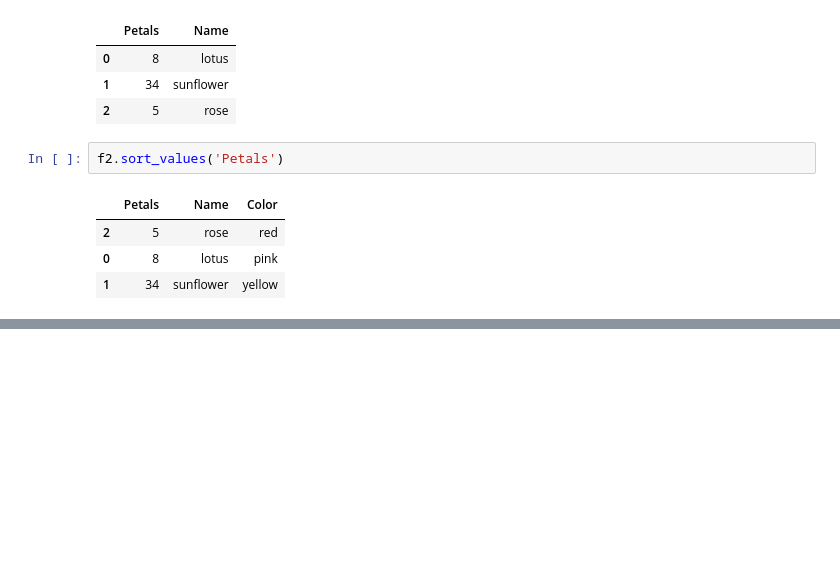
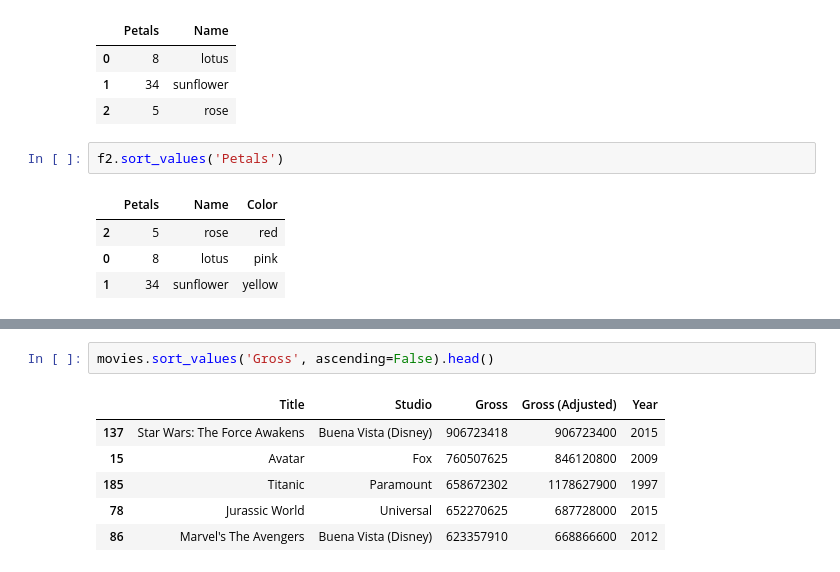
Before and after one commit to SYYoung/Berkeley, a Jupyter notebook: Computational thinking with Python/Week 1/Note1.ipynb, the cells around one changed output, grey strips where cells are left out. Drawn from its saved outputs; the diff is of its cells as text; blank space fills up the shorter version.

```diff
--- a/Computational thinking with Python/Week 1/Note1.ipynb
+++ b/Computational thinking with Python/Week 1/Note1.ipynb
@@ -145,0 +167,9 @@ f2.sort_values('Petals')
+# %%
+movies.sort_values('Gross', ascending=False).head()
+# %% [output]
+|  | Title | Studio | Gross | Gross (Adjusted) | Year |
+| 137 | Star Wars: The Force Awakens | Buena Vista (Disney) | 906723418 | 906723400 | 2015 |
+| 15 | Avatar | Fox | 760507625 | 846120800 | 2009 |
+| 185 | Titanic | Paramount | 658672302 | 1178627900 | 1997 |
+| 78 | Jurassic World | Universal | 652270625 | 687728000 | 2015 |
+| 86 | Marvel's The Avengers | Buena Vista (Disney) | 623357910 | 668866600 | 2012 |
```
Also changed, not shown: parts of 8 cells of this notebook.
